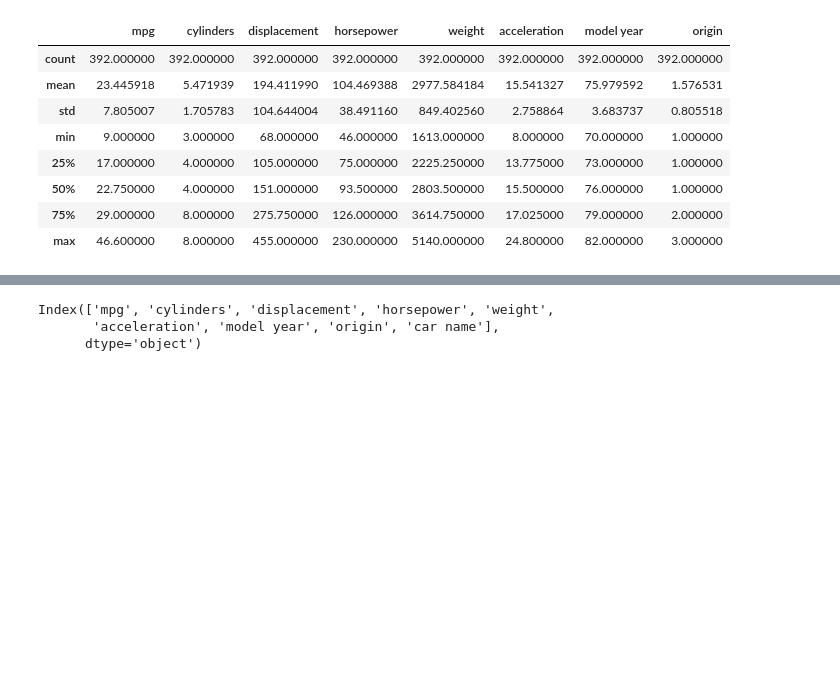
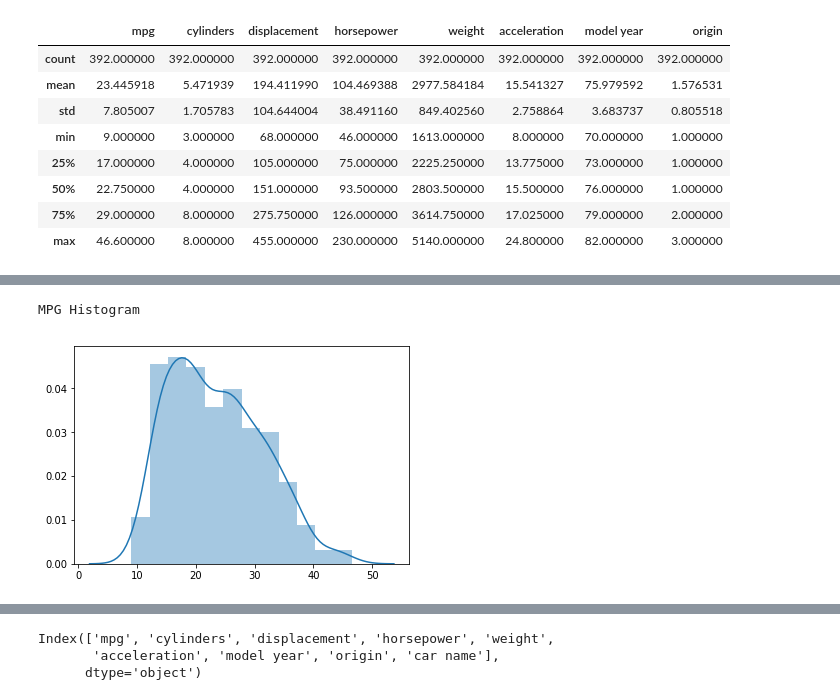
Before and after one commit to aleksandarskrbic/car-economy-ori, a Jupyter notebook: ori_notebook.ipynb, the cells around one changed output, grey strips where cells are left out. Saved outputs shown, nothing was run; the diff lists cells and outputs as text; code cells hidden in the pictures; blank space fills up the shorter version.

```diff
--- a/ori_notebook.ipynb
+++ b/ori_notebook.ipynb
@@ -67,0 +92,6 @@ df.describe()
+# %%
+sns.distplot(df.iloc[:, 0].values)
+print('MPG Histogram')
+# %% [output]
+MPG Histogram
+[figure, added]
```
Also changed, not shown: parts of 31 cells of this notebook.
